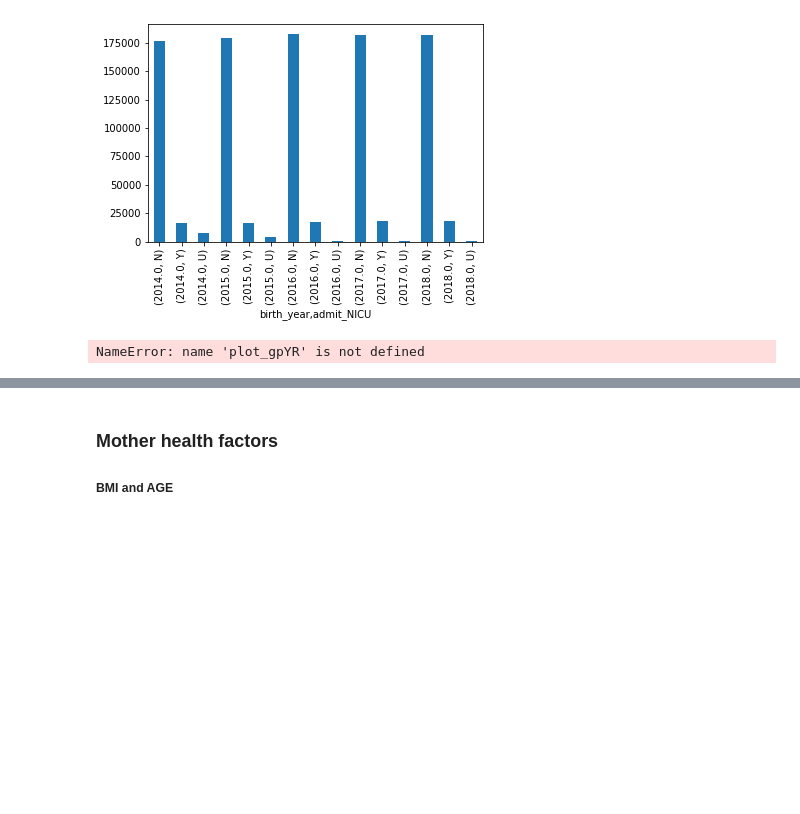
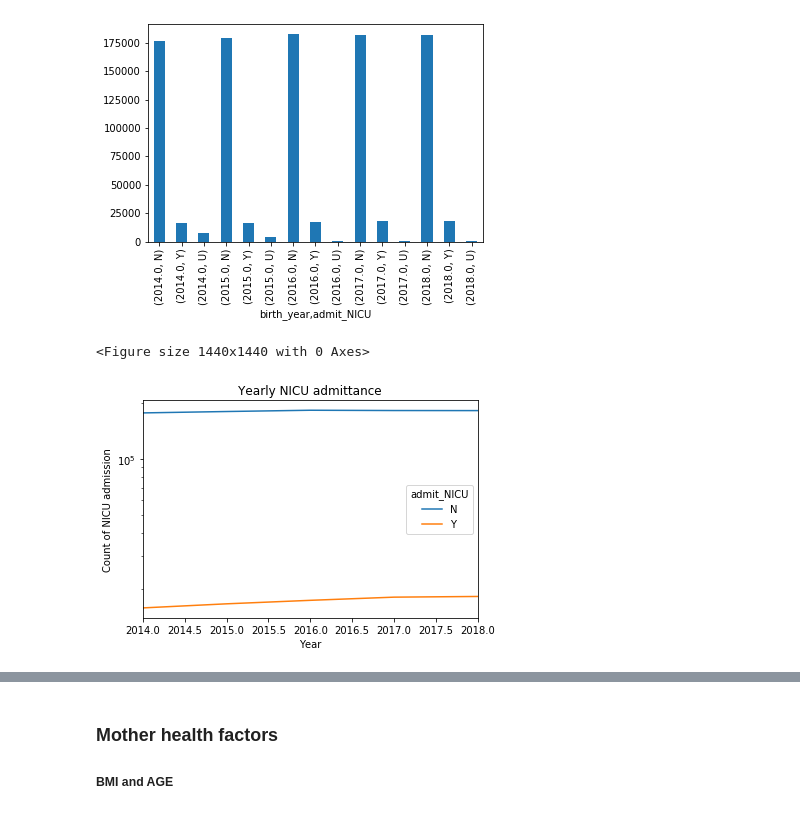
Before and after one commit to mkwasnica/CDC_capstone, a Jupyter notebook: notebooks/MK_EDA_timeseries.ipynb, the cells around one changed output, grey strips where cells are left out. Cells and saved outputs as stored; diff of their text form; code cells hidden in the pictures; blank space fills up the shorter version.

```diff
--- a/notebooks/MK_EDA_timeseries.ipynb
+++ b/notebooks/MK_EDA_timeseries.ipynb
@@ -168,6 +168,8 @@ births.groupby('birth_year')['admit_NICU'].value_counts().plot(kind='bar')
 <matplotlib.axes._subplots.AxesSubplot at 0x...>
 [figure]
 # %%
-plot_gpYR(births,'admit_NICU',"Year","Count of NICU admission", "Yearly NICU admittance",kind='line')
+#births.mask(births['admit_NICU'] == 'U')
+plot_gpYR(births.mask(births['admit_NICU'] == 'U'),'admit_NICU',"Year","Count of NICU admission", "Yearly NICU admittance",kind='line')
 # %% [output]
-NameError: name 'plot_gpYR' is not defined
+<Figure size 1440x1440 with 0 Axes>
+[figure, added]
```
Also changed, not shown: parts of 5 cells of this notebook, 1 other file.
